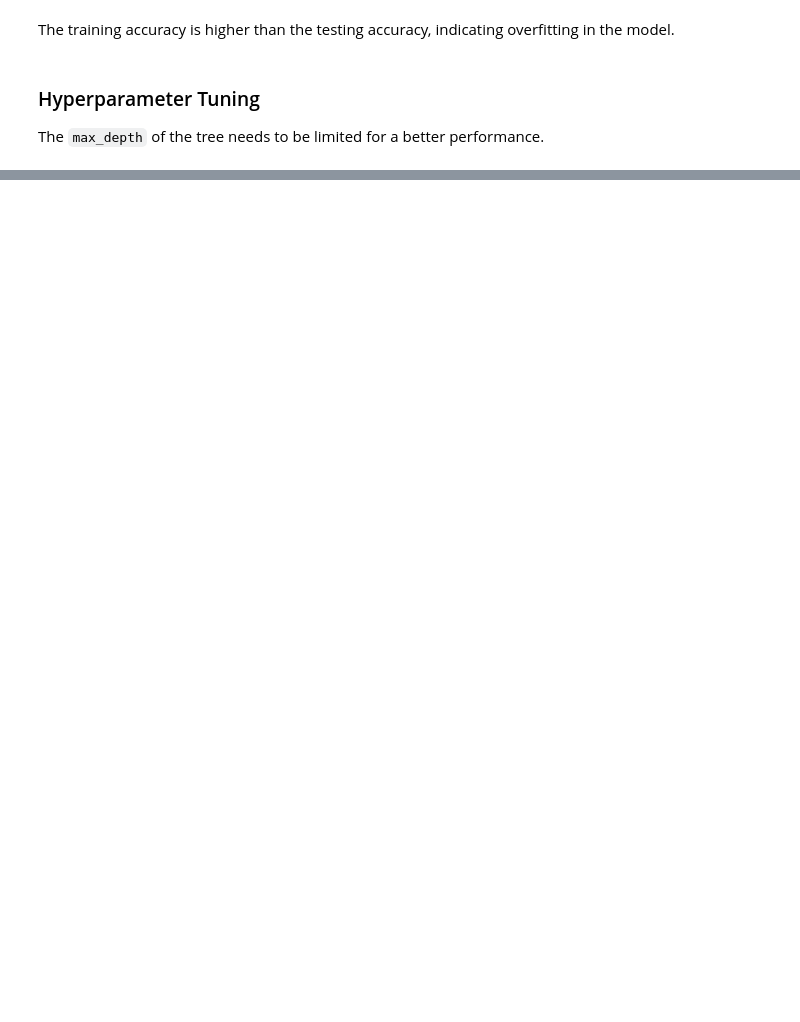
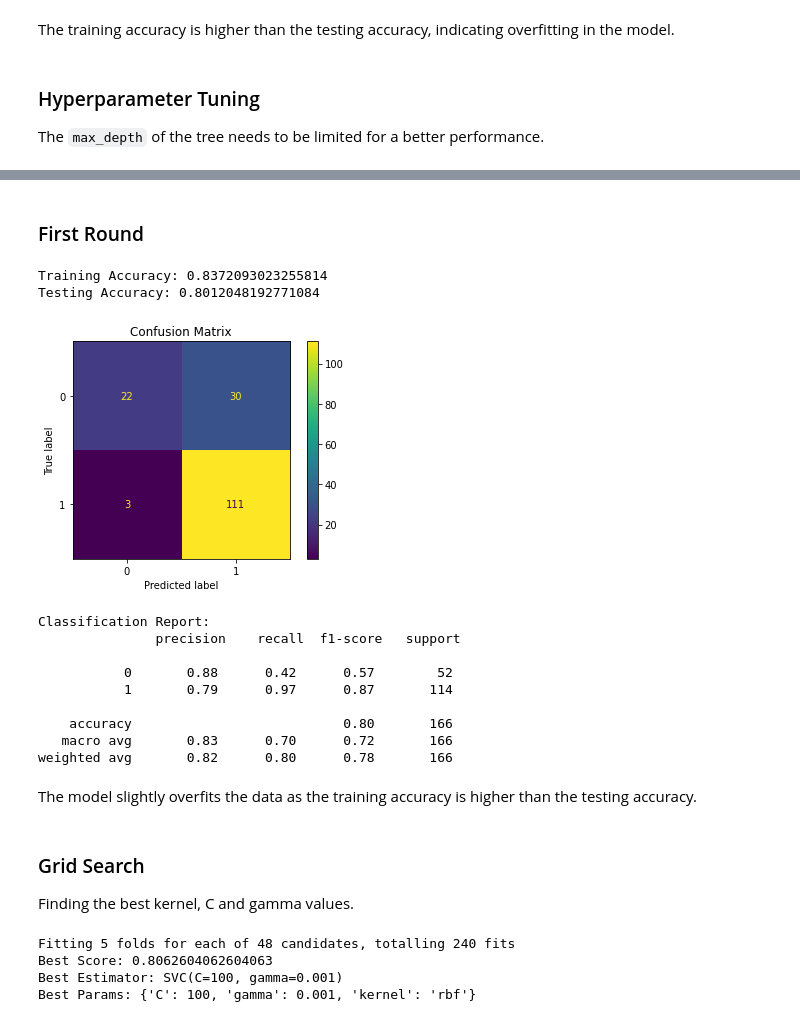
Before and after one commit to lianaling/ds-dec2021, a Jupyter notebook: my_analytics.ipynb, the cells around one changed output, grey strips where cells are left out. Saved outputs shown, nothing was run; the diff lists cells and outputs as text; code cells hidden in the pictures; blank space fills up the shorter version.

```diff
--- a/my_analytics.ipynb
+++ b/my_analytics.ipynb
@@ -626,0 +629,48 @@ ExecutableNotFound: failed to execute PosixPath('dot'), make sure the Graphviz e
+# %% [markdown]
+### First Round
+# %%
+# Instantiate model
+svm_model = SVC(kernel='rbf', C=1)
+
+# Predict
+svm_train_acc, svm_acc, svm_cm, svm_cr = predict(svm_model, X_train, X_test, y_train, y_test)
+# %% [output]
+Training Accuracy: 0.8372093023255814
+Testing Accuracy: 0.8012048192771084
+[figure, added]
+Classification Report:
+               precision    recall  f1-score   support
+
+           0       0.88      0.42      0.57        52
+           1       0.79      0.97      0.87       114
+
+    accuracy                           0.80       166
+   macro avg       0.83      0.70      0.72       166
+weighted avg       0.82      0.80      0.78       166
+# %% [markdown]
+The model slightly overfits the data as the training accuracy is higher than the testing accuracy.
+# %% [markdown]
+### Grid Search
+
+Finding the best kernel, C and gamma values.
+# %%
+# Define parameters
+params = {'C': [0.1,1, 10, 100], 'gamma': [1,0.1,0.01,0.001],'kernel': ['rbf', 'poly', 'sigmoid']}
+
+# Grid Search
+gs = GridSearchCV(
+    SVC(),
+    param_grid=params,
+    verbose=1
+)
+
+gs_results = gs.fit(X_train, y_train)
+
+print("Best Score:", gs_results.best_score_)
+print("Best Estimator:", gs_results.best_estimator_)
+print("Best Params:", gs_results.best_params_)
+# %% [output]
+Fitting 5 folds for each of 48 candidates, totalling 240 fits
+Best Score: 0.8062604062604063
+Best Estimator: SVC(C=100, gamma=0.001)
+Best Params: {'C': 100, 'gamma': 0.001, 'kernel': 'rbf'}
```
Also changed, not shown: parts of 30 cells of this notebook.
